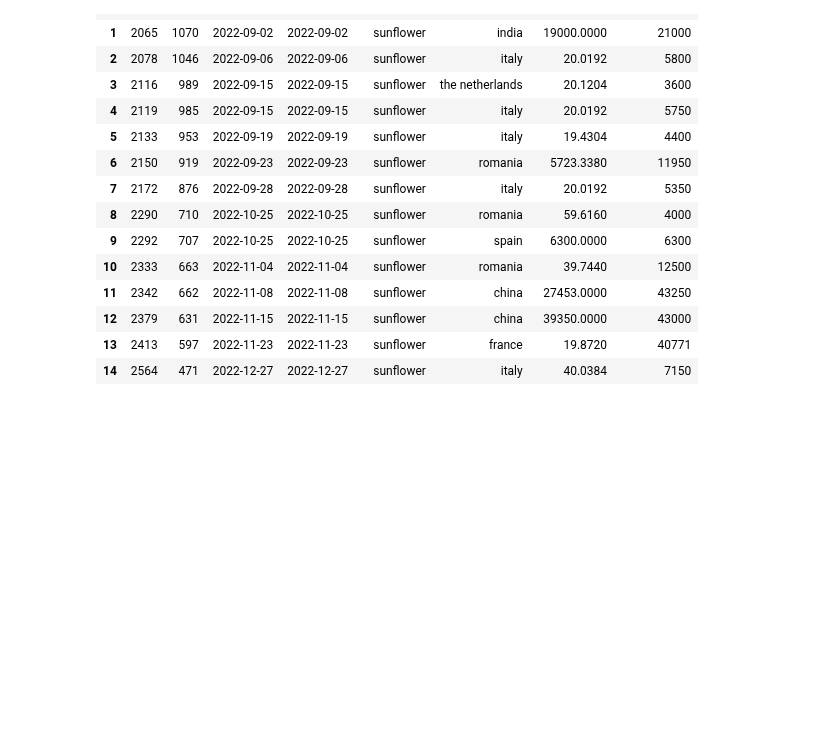
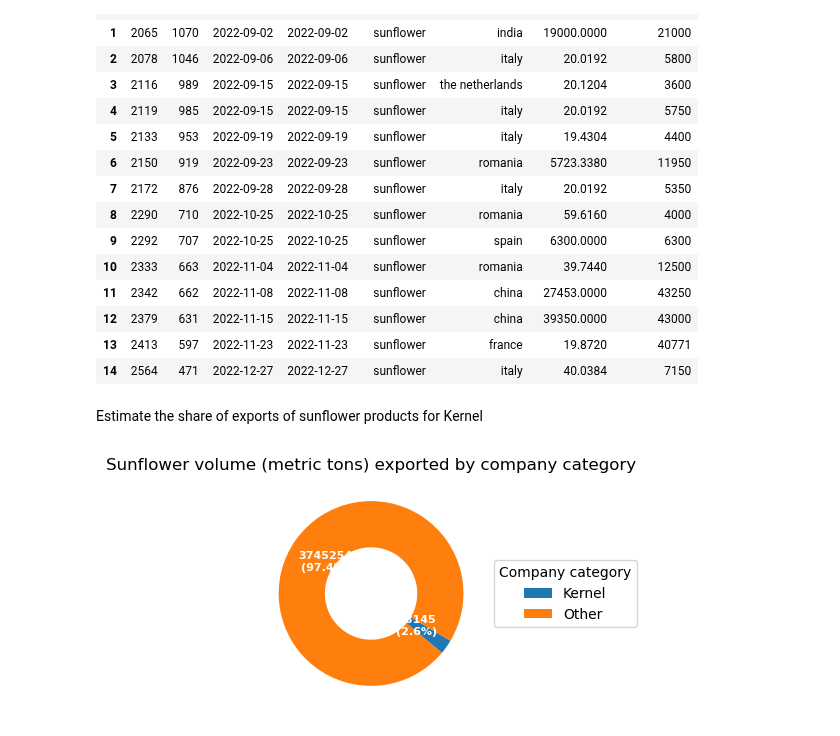
Before and after one commit to uchicago-dsi/oakland-institute-ukraine, a Jupyter notebook: notebooks/export_data.ipynb, the cells around one changed output. Cells and saved outputs as stored; diff of their text form; code cells hidden in the pictures; blank space fills up the shorter version.

Commit message:
Added functions to plot share of exports

```diff
--- a/notebooks/export_data.ipynb
+++ b/notebooks/export_data.ipynb
@@ -134,3 +134,11 @@ Number of matches:  15
 | 12 | 2379 | 631 | 2022-11-15 | 2022-11-15 | sunflower | china | 39350.0000 | 43000 |
 | 13 | 2413 | 597 | 2022-11-23 | 2022-11-23 | sunflower | france | 19.8720 | 40771 |
 | 14 | 2564 | 471 | 2022-12-27 | 2022-12-27 | sunflower | italy | 40.0384 | 7150 |
+# %% [markdown]
+Estimate the share of exports of sunflower products for Kernel
+# %%
+# Option 2
+df = estimate_weights(unique_matches, "weight_ton_x", bsgi, "weight_ton", "sunflower")
+plot_pie(df["company"], df["weight"], "Company category", "Sunflower volume (metric tons) exported by company category")
+# %% [output]
+[figure, added]
```
Also changed, not shown: parts of 4 cells of this notebook.
